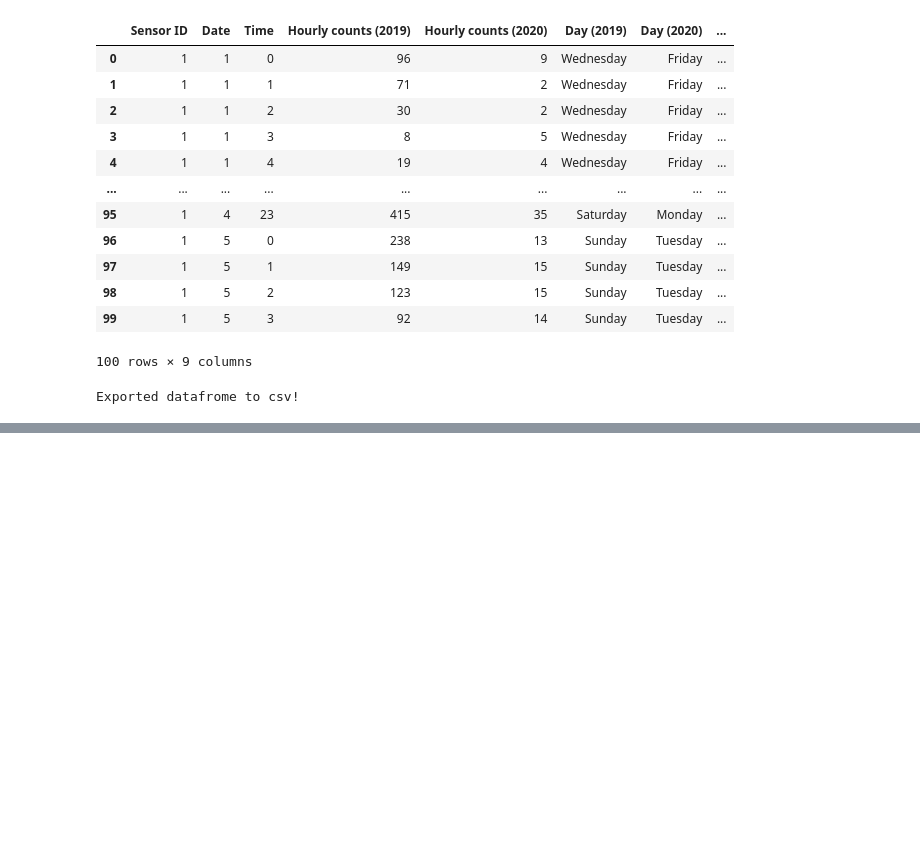
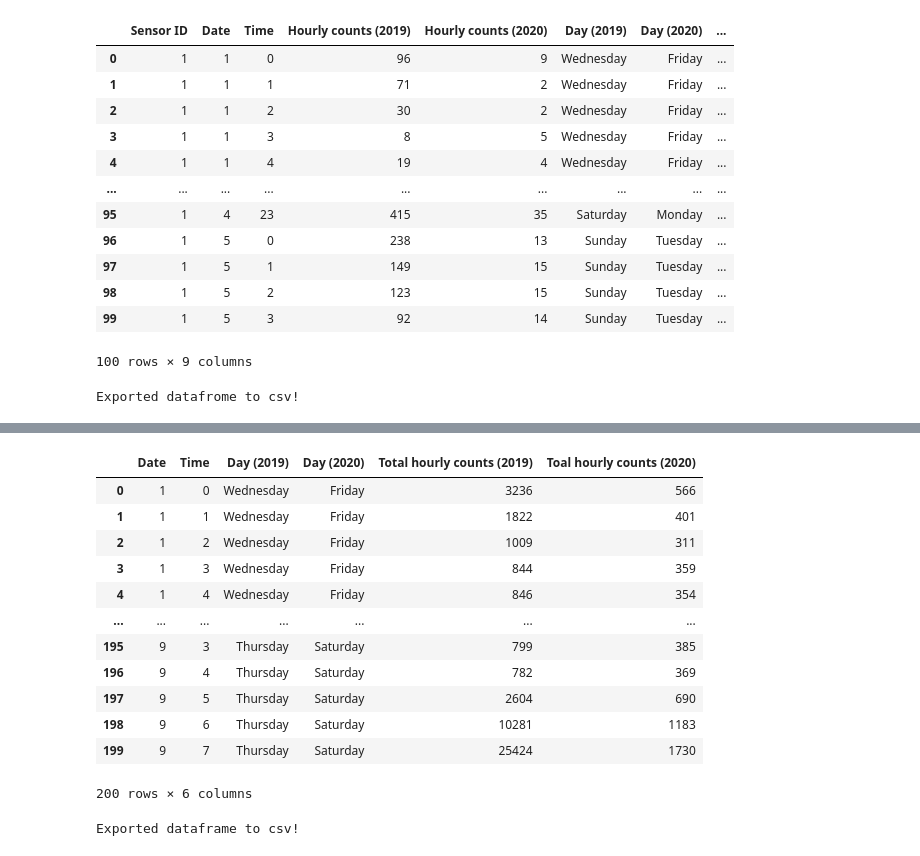
Before and after one commit to katshamai/Purple-Cats, a Jupyter notebook: Project_Ruo.ipynb, the cells around one changed output, grey strips where cells are left out. Drawn from its saved outputs; the diff is of its cells as text; code cells hidden in the pictures; blank space fills up the shorter version.

Commit message:
total hourly counts by date and time

```diff
--- a/Project_Ruo.ipynb
+++ b/Project_Ruo.ipynb
@@ -372,2 +372,7 @@ print("Exported datafrome to csv!")
 # %% [output]
 Exported datafrome to csv!
+# %%
+# import merged_clean_data
+merged_clean_data = "output/merged_clean_data.csv"
+merged_clean_data = pd.read_csv(merged_clean_data)
+merged_clean_data.head()
@@ -373,0 +386,33 @@ Exported datafrome to csv!
+# %%
+# group data by three columns for hourly counts total
+groupped_by_date_time = merged_clean_data.groupby(["Date","Time","Day (2019)","Day (2020)"]).agg({"Hourly counts (2019)":"sum", "Hourly counts (2020)":"sum"}).reset_index()
+
+# rename the columns to make more readable
+
+groupped_by_date_time = groupped_by_date_time.rename(columns = {
+    "Hourly counts (2019)" : "Total hourly counts (2019)",
+    "Hourly counts (2020)": "Toal hourly counts (2020)",
+}
+)
+
+groupped_by_date_time.head(200)
+# %% [output]
+|  | Date | Time | Day (2019) | Day (2020) | Total hourly counts (2019) | Toal hourly counts (2020) |
+| 0 | 1 | 0 | Wednesday | Friday | 3236 | 566 |
+| 1 | 1 | 1 | Wednesday | Friday | 1822 | 401 |
+| 2 | 1 | 2 | Wednesday | Friday | 1009 | 311 |
+| 3 | 1 | 3 | Wednesday | Friday | 844 | 359 |
+| 4 | 1 | 4 | Wednesday | Friday | 846 | 354 |
+| ... | ... | ... | ... | ... | ... | ... |
+| 195 | 9 | 3 | Thursday | Saturday | 799 | 385 |
+| 196 | 9 | 4 | Thursday | Saturday | 782 | 369 |
+| 197 | 9 | 5 | Thursday | Saturday | 2604 | 690 |
+| 198 | 9 | 6 | Thursday | Saturday | 10281 | 1183 |
+| 199 | 9 | 7 | Thursday | Saturday | 25424 | 1730 |
+200 rows × 6 columns
+# %%
+# export to csv
+groupped_by_date_time.to_csv("output/groupped_by_date_time.csv", index = False)
+print("Exported dataframe to csv!")
+# %% [output]
+Exported dataframe to csv!
```
Also changed, not shown: parts of 2 cells of this notebook, 1 other file.
